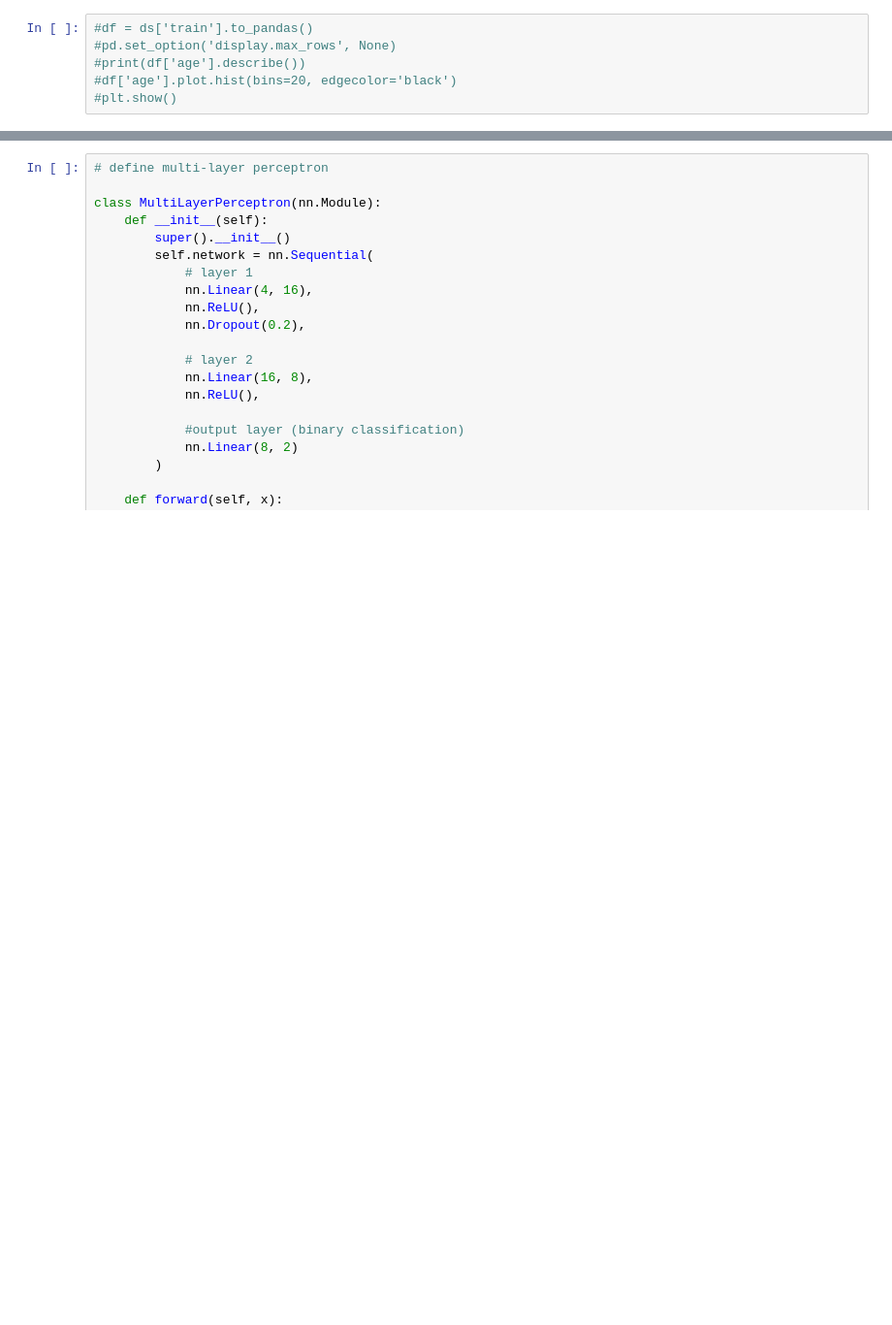
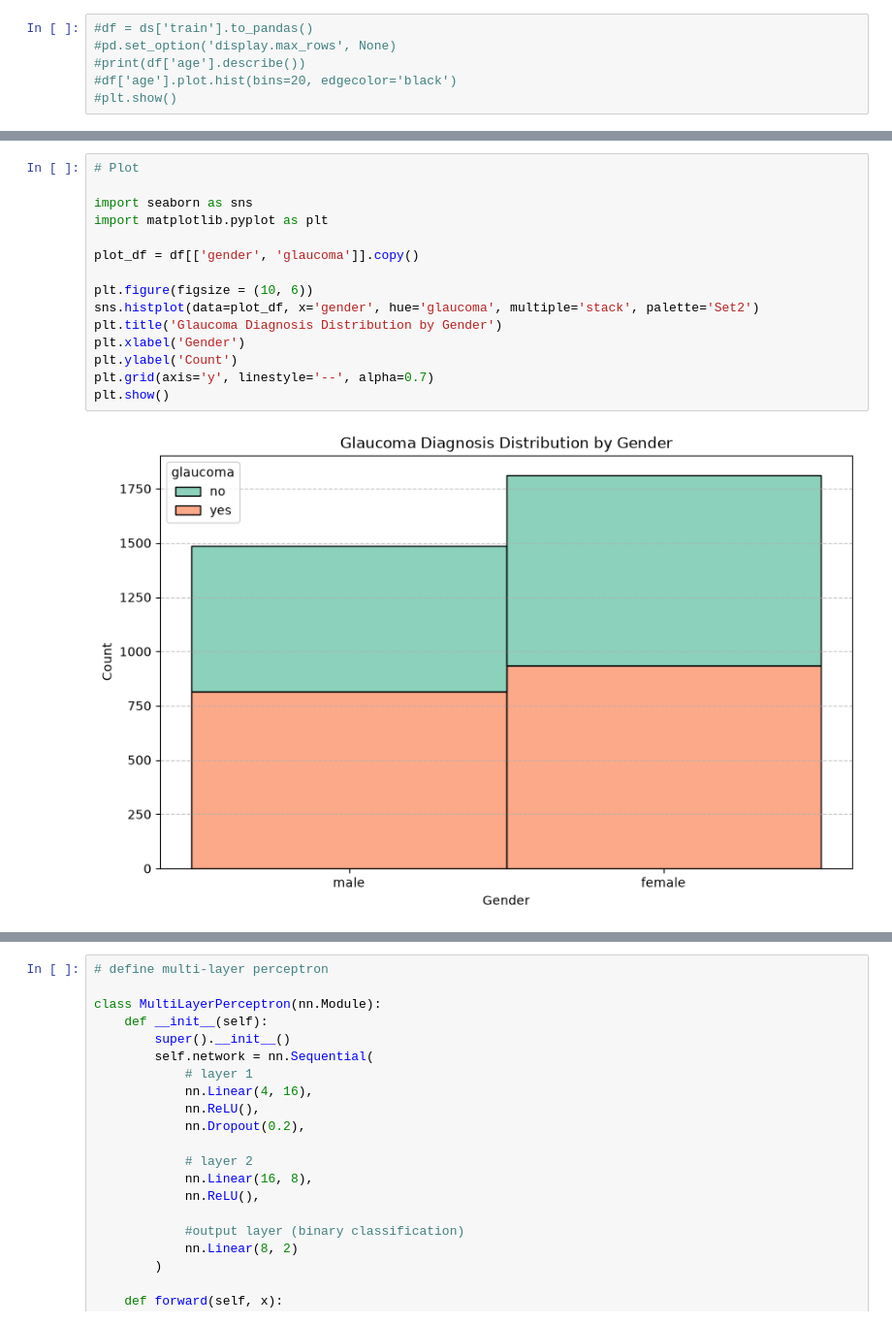
Before and after one commit to 20foakley/Glaucoma-Classification-Project, a Jupyter notebook: evaluation/nn_tabular_evaluation.ipynb, the cells around one changed output, grey strips where cells are left out. Shown at 97% size. Saved outputs shown, nothing was run; the diff lists cells and outputs as text; blank space fills up the shorter version.

```diff
--- a/evaluation/nn_tabular_evaluation.ipynb
+++ b/evaluation/nn_tabular_evaluation.ipynb
@@ -82,0 +100,17 @@ torch.Size([8000])
+# %%
+# Plot
+
+import seaborn as sns
+import matplotlib.pyplot as plt
+
+plot_df = df[['gender', 'glaucoma']].copy()
+
+plt.figure(figsize = (10, 6))
+sns.histplot(data=plot_df, x='gender', hue='glaucoma', multiple='stack', palette='Set2')
+plt.title('Glaucoma Diagnosis Distribution by Gender')
+plt.xlabel('Gender')
+plt.ylabel('Count')
+plt.grid(axis='y', linestyle='--', alpha=0.7)
+plt.show()
+# %% [output]
+[figure, added]
```
Also changed, not shown: parts of 4 cells of this notebook.
